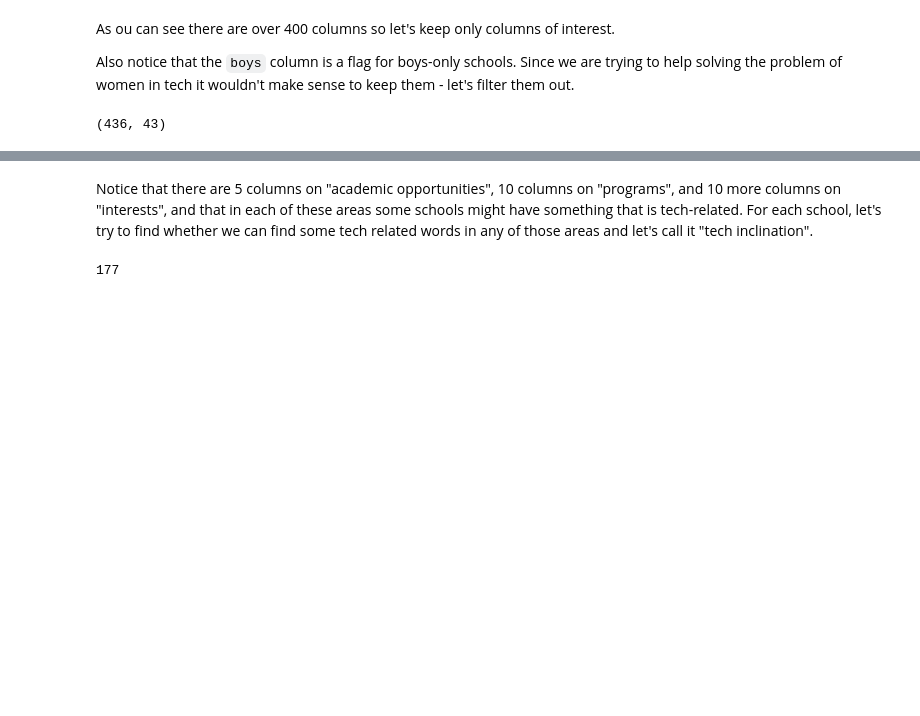
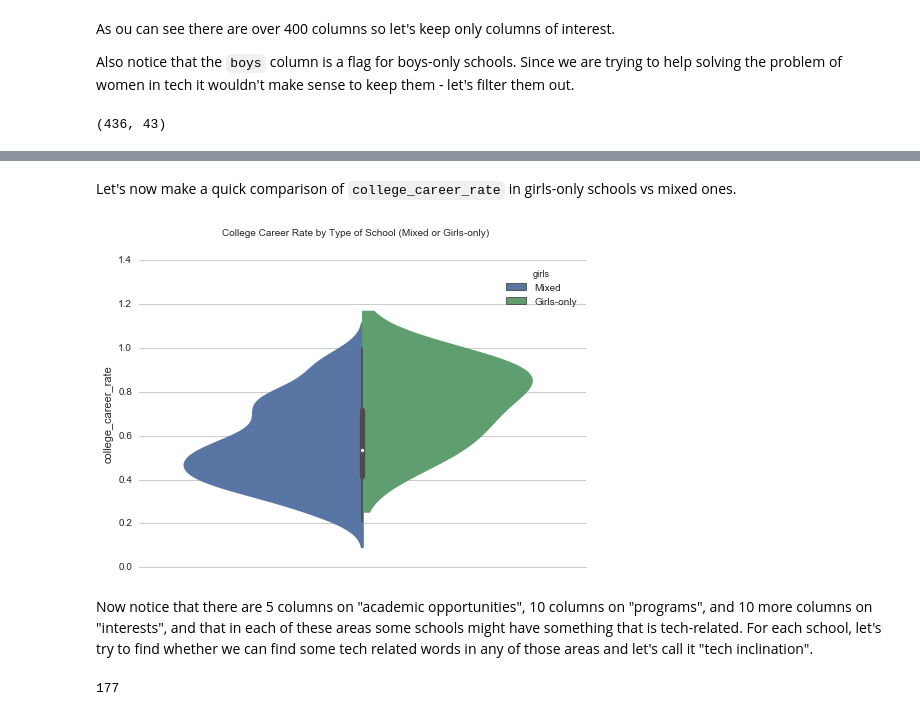
Before and after one commit to gabrielcs/nyc-subway-canvass, a Jupyter notebook: high-schools-cleaning-exploration.ipynb, the cells around one changed output, grey strips where cells are left out. Drawn from its saved outputs; the diff is of its cells as text; code cells hidden in the pictures; blank space fills up the shorter version.

```diff
--- a/high-schools-cleaning-exploration.ipynb
+++ b/high-schools-cleaning-exploration.ipynb
@@ -50,8 +50,29 @@ df.head(3)
 | 31R455 | Tottenville High School | R | Institute Programs: Science, Clas... | Honors Program for grades 9-12 | ROTC Program | ... |
 | 30Q450 | Long Island City High School | Q | CTE program(s) in: Hospitality an... | iLearnNYC: Program for expanded o... | Eight Small Learning Communities:... | ... |
 | 30Q445 | William Cullen Bryant High School | Q | CTE program(s) in: Business, Mana... | iLearnNYC: Program for expanded o... | Accounting, Entrepreneurship and ... | ... |
+# %% [markdown]
+Let's now make a quick comparison of `college_career_rate` in girls-only schools vs mixed ones.
+# %%
+df['all'] = ""
+df['girls'] = df['girls'].map({1: 'Girls-only'})
+df['girls'].fillna('Mixed', inplace=True)
+# %%
+%matplotlib inline
+import pylab as plt
+import seaborn as sns
+
+sns.set(style="whitegrid", color_codes=True)
+ax = sns.violinplot(data=df, x='all', y="college_career_rate", hue="girls", split=True)
+sns.despine(left=True)
+
+ax.set_xlabel("")
+plt.suptitle('College Career Rate by Type of School (Mixed or Girls-only)')
+
+plt.savefig('figures/girls-only.png', bbox_inches='tight')
+# %% [output]
+[figure, added]
 # %% [markdown]
-Notice that there are 5 columns on "academic opportunities", 10 columns on "programs", and 10 more columns on "interests", and that in each of these areas some schools might have something that is tech-related. For each school, let's try to find whether we can find some tech related words in any of those areas and let's call it "tech inclination".
+Now notice that there are 5 columns on "academic opportunities", 10 columns on "programs", and 10 more columns on "interests", and that in each of these areas some schools might have something that is tech-related. For each school, let's try to find whether we can find some tech related words in any of those areas and let's call it "tech inclination".
 # %%
 import numpy as np
 
```
Also changed, not shown: parts of 21 cells of this notebook, 19 other files.
